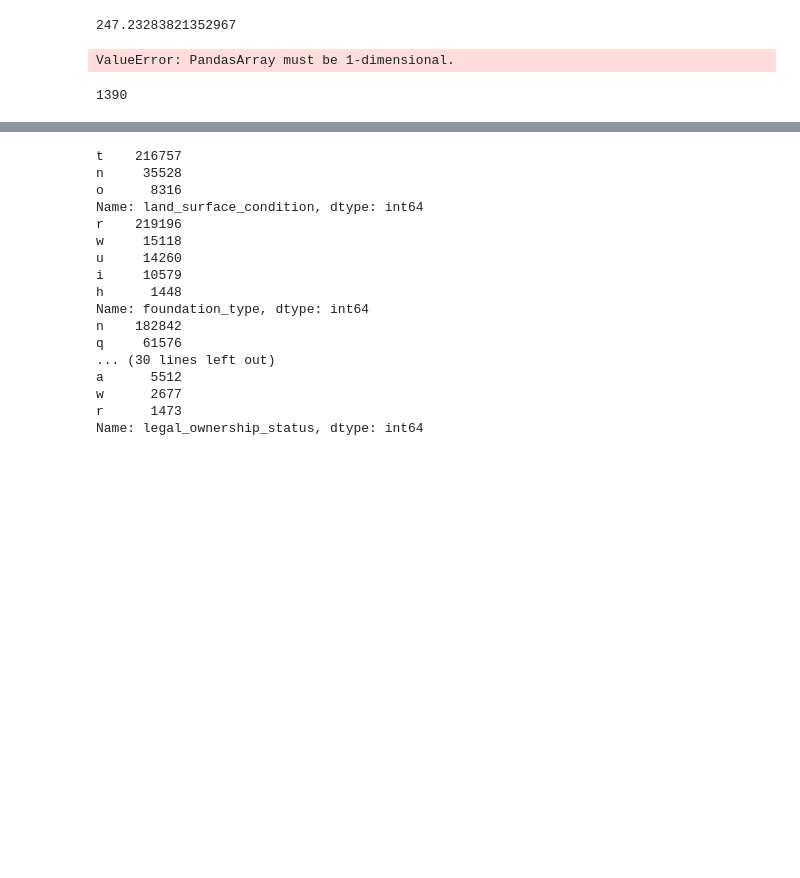
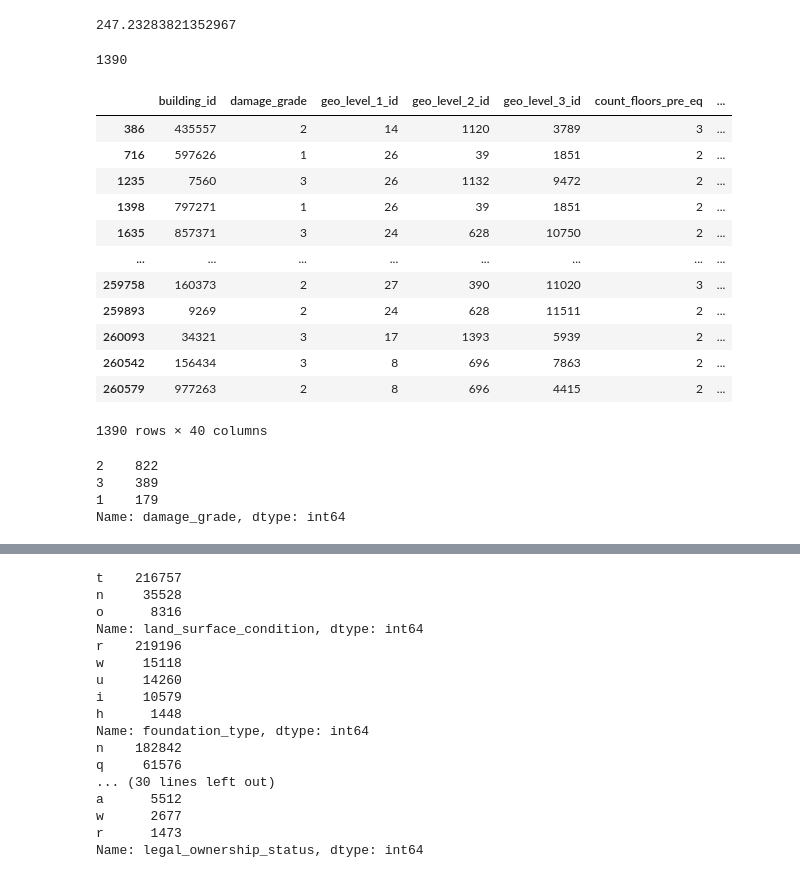
Before and after one commit to twhipple/Modeling_Earthquake_Damage, a Jupyter notebook: Modeling_Earthquake_Damage.ipynb, the cells around one changed output, grey strips where cells are left out. Drawn from its saved outputs; the diff is of its cells as text; code cells hidden in the pictures; blank space fills up the shorter version.

```diff
--- a/Modeling_Earthquake_Damage.ipynb
+++ b/Modeling_Earthquake_Damage.ipynb
@@ -180,11 +180,23 @@ df.age.std()*3
 df.age.mean() + df.age.std()*3
 # %% [output]
 247.23283821352967
-# %%
-df.age[[df.age > (df.age.mean() + df.age.std()*3)]]
-# %% [output]
-ValueError: PandasArray must be 1-dimensional.
 # %%
 sum(i > (df.age.mean() + df.age.std()*3) for i in df.age)
 # %% [output]
 1390
+# %%
+df.loc[df['age'] > (df.age.mean() + df.age.std()*3)]
+# %% [output]
+|  | building_id | damage_grade | geo_level_1_id | geo_level_2_id | geo_level_3_id | count_floors_pre_eq | ... |
+| 386 | 435557 | 2 | 14 | 1120 | 3789 | 3 | ... |
+| 716 | 597626 | 1 | 26 | 39 | 1851 | 2 | ... |
+| 1235 | 7560 | 3 | 26 | 1132 | 9472 | 2 | ... |
+| 1398 | 797271 | 1 | 26 | 39 | 1851 | 2 | ... |
+| 1635 | 857371 | 3 | 24 | 628 | 10750 | 2 | ... |
+| ... | ... | ... | ... | ... | ... | ... | ... |
+| 259758 | 160373 | 2 | 27 | 390 | 11020 | 3 | ... |
+| 259893 | 9269 | 2 | 24 | 628 | 11511 | 2 | ... |
+| 260093 | 34321 | 3 | 17 | 1393 | 5939 | 2 | ... |
+| 260542 | 156434 | 3 | 8 | 696 | 7863 | 2 | ... |
+| 260579 | 977263 | 2 | 8 | 696 | 4415 | 2 | ... |
+1390 rows × 40 columns
@@ -190,0 +205,7 @@ sum(i > (df.age.mean() + df.age.std()*3) for i in df.age)
+# %%
+old_structures['damage_grade'].value_counts()
+# %% [output]
+2    822
+3    389
+1    179
+Name: damage_grade, dtype: int64
```
Also changed, not shown: parts of 8 cells of this notebook.
